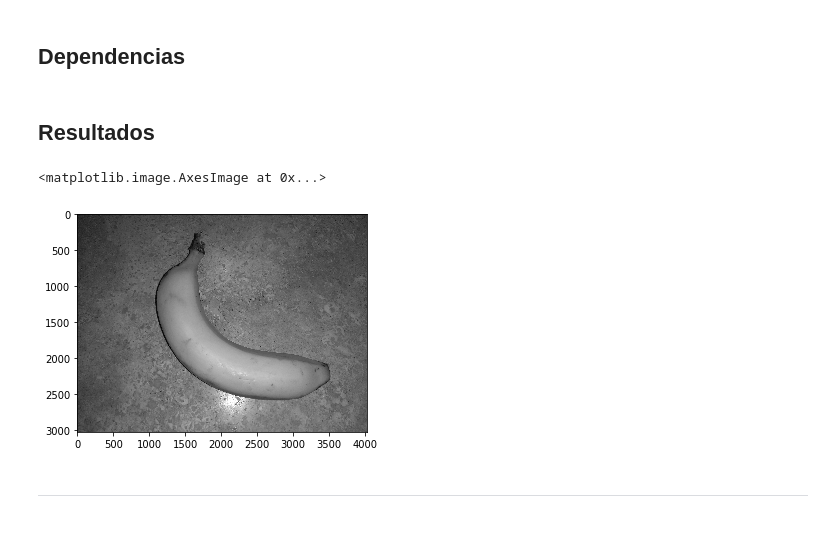
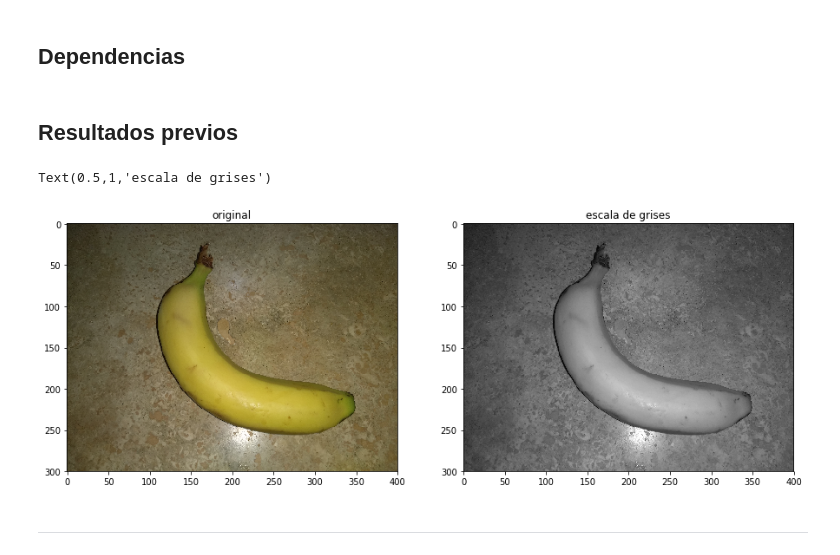
Before and after one commit to gonzafernan/fruit-classifier, a Jupyter notebook: 02-filtracion.ipynb, the cells around one changed output. Saved outputs shown, nothing was run; the diff lists cells and outputs as text; code cells hidden in the pictures; blank space fills up the shorter version.

```diff
--- a/02-filtracion.ipynb
+++ b/02-filtracion.ipynb
@@ -13,17 +17,23 @@ plt.rcParams['image.cmap'] = 'gray'
 # %% [markdown]
-## Resultados
+## Resultados previos
-# %%
-from skimage import io, color, img_as_float
-
-img = io.imread('./imgs/examples/banana_example.jpg')
-banana_float = img_as_float(img)
-
-banana = color.rgb2gray(banana_float)
-
-plt.imshow(banana)
-# %% [output]
-<matplotlib.image.AxesImage at 0x...>
-[figure, removed]
+# %%
+file = './imgs/examples/banana_example.jpg'
+fixed_size = tuple((400, 300))
+
+img = io.imread(file)
+img = cv2.resize(img, fixed_size)
+
+banana_float = img_as_float(img)
+banana = color.rgb2gray(banana_float)
+
+f, (ax0, ax1) = plt.subplots(1, 2, figsize=(15, 15))
+ax0.imshow(img)
+ax0.set_title('original')
+ax1.imshow(banana)
+ax1.set_title('escala de grises')
+# %% [output]
+Text(0.5,1,'escala de grises')
+[figure, added]
 # %% [markdown]
 ---
 # %% [markdown]
```
Also changed, not shown: parts of 16 cells of this notebook, 3 other files.
